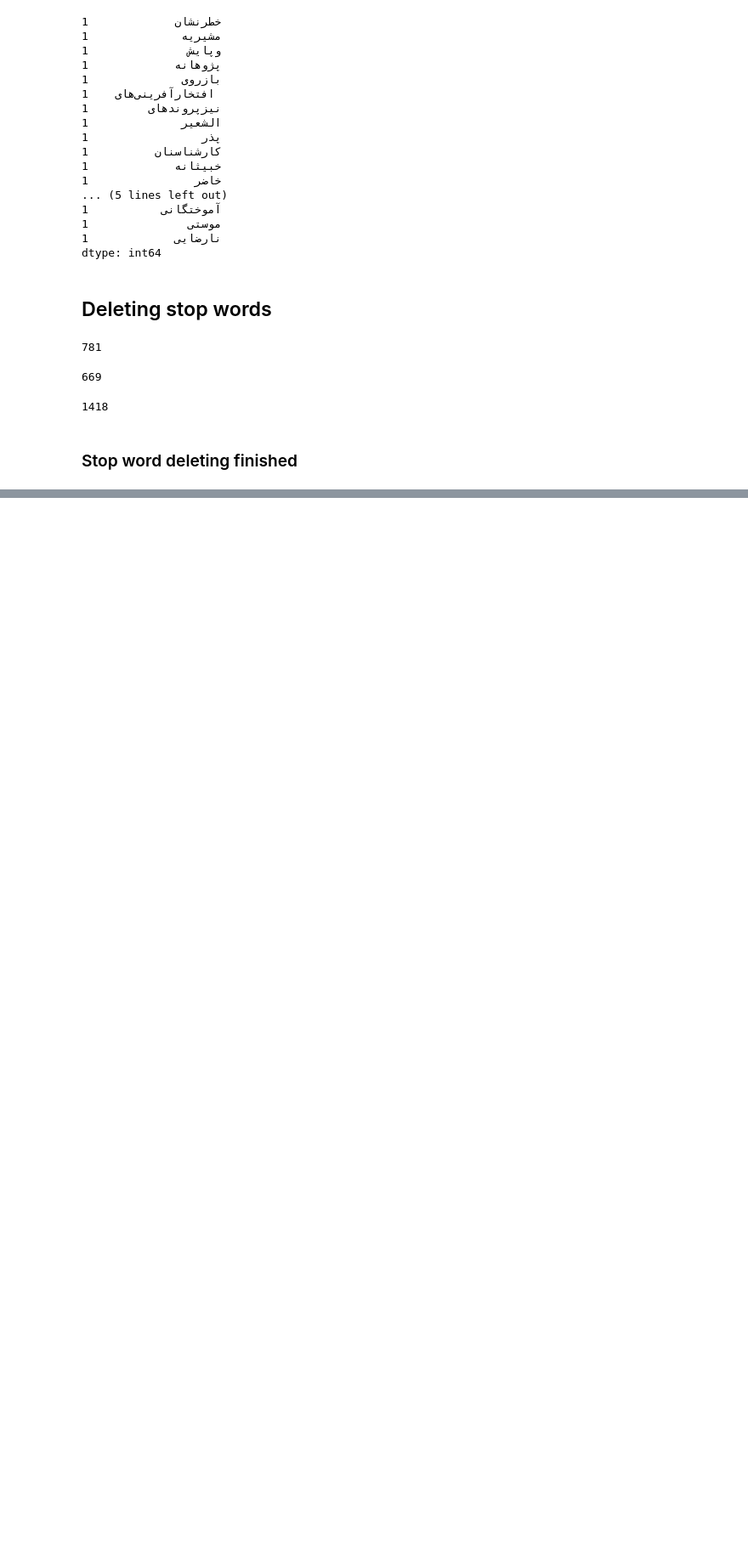
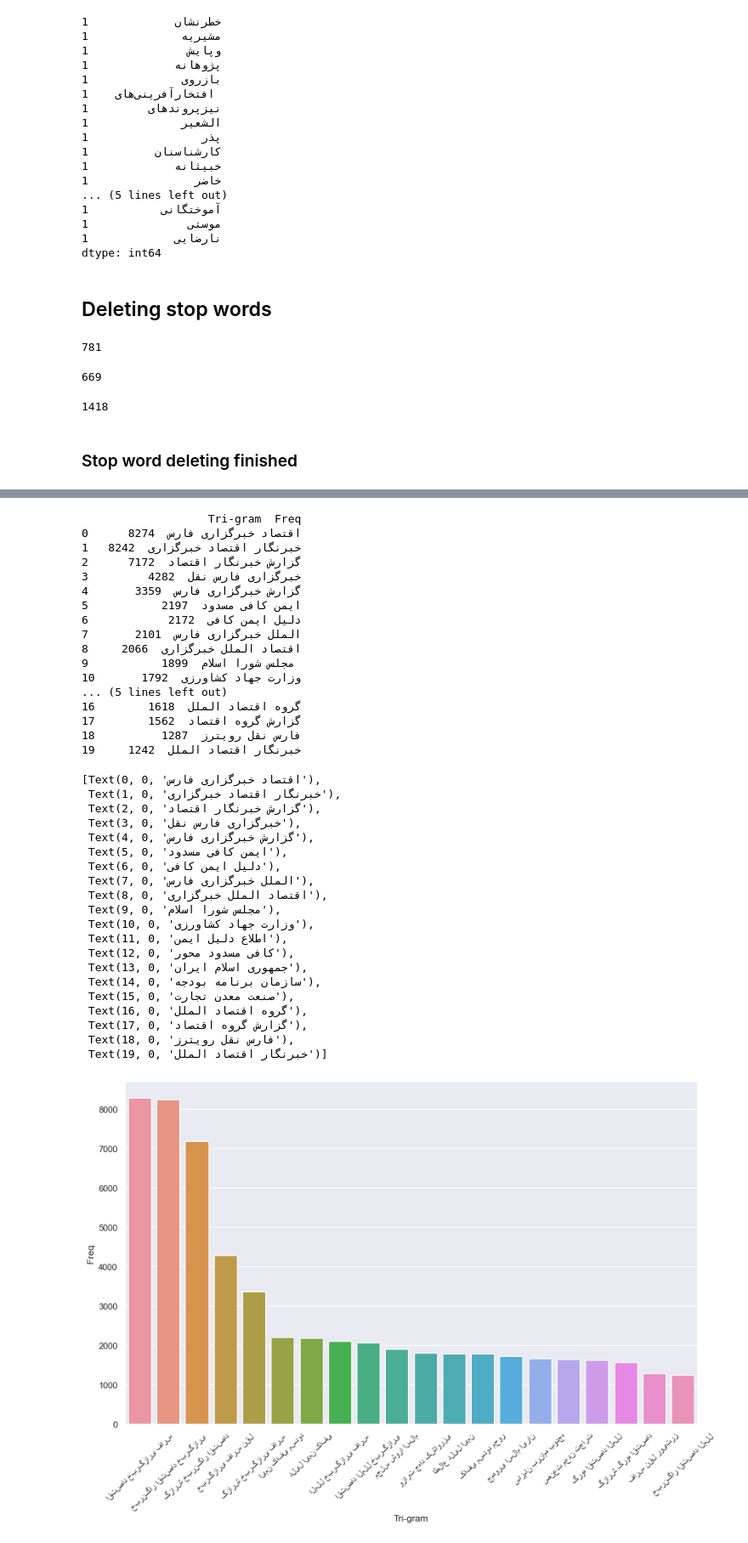
Before and after one commit to aminkhod/Extracting_Typed_Entities_Relations_with_Knowledge_Bases, a Jupyter notebook: keyword-extraction-from-economic-news/FarsNews.ipynb, the cells around one changed output, grey strips where cells are left out. Shown at 85% size. Drawn from its saved outputs; the diff is of its cells as text; code cells hidden in the pictures; blank space fills up the shorter version.

```diff
--- a/keyword-extraction-from-economic-news/FarsNews.ipynb
+++ b/keyword-extraction-from-economic-news/FarsNews.ipynb
@@ -656,0 +747,60 @@ h.set_xticklabels(h.get_xticklabels(), rotation=45, name = 'XB Niloofar')
+# %%
+#Most frequently occuring Tri-grams
+def get_top_n3_words(corpus, n=None):
+    vec1 = CountVectorizer(ngram_range=(3,3),
+           max_features=2000).fit(corpus)
+    bag_of_words = vec1.transform(corpus)
+    sum_words = bag_of_words.sum(axis=0)
+    words_freq = [(word, sum_words[0, idx]) for word, idx in
+                  vec1.vocabulary_.items()]
+    words_freq =sorted(words_freq, key = lambda x: x[1],
+                reverse=True)
+    return words_freq[:n]
+top3_words = get_top_n3_words(corpus, n=20)
+top3_df = pd.DataFrame(top3_words)
+top3_df.columns=["Tri-gram", "Freq"]
+print(top3_df)
+#Barplot of most freq Tri-grams
+import seaborn as sns
+sns.set(rc={'figure.figsize':(13,8)})
+j=sns.barplot(x="Tri-gram", y="Freq", data=top3_df)
+j.set_xticklabels(j.get_xticklabels(), rotation=45)
+# %% [output]
+                   Tri-gram  Freq
+0      اقتصاد خبرگزاری فارس  8274
+1   خبرنگار اقتصاد خبرگزاری  8242
+2      گزارش خبرنگار اقتصاد  7172
+3         خبرگزاری فارس نقل  4282
+4       گزارش خبرگزاری فارس  3359
+5           ایمن کافی مسدود  2197
+6            دلیل ایمن کافی  2172
+7       الملل خبرگزاری فارس  2101
+8     اقتصاد الملل خبرگزاری  2066
+9           مجلس شورا اسلام  1899
+10       وزارت جهاد کشاورزی  1792
+... (5 lines left out)
+16        گروه اقتصاد الملل  1618
+17        گزارش گروه اقتصاد  1562
+18          فارس نقل رویترز  1287
+19     خبرنگار اقتصاد الملل  1242
+[Text(0, 0, 'اقتصاد خبرگزاری فارس'),
+ Text(1, 0, 'خبرنگار اقتصاد خبرگزاری'),
+ Text(2, 0, 'گزارش خبرنگار اقتصاد'),
+ Text(3, 0, 'خبرگزاری فارس نقل'),
+ Text(4, 0, 'گزارش خبرگزاری فارس'),
+ Text(5, 0, 'ایمن کافی مسدود'),
+ Text(6, 0, 'دلیل ایمن کافی'),
+ Text(7, 0, 'الملل خبرگزاری فارس'),
+ Text(8, 0, 'اقتصاد الملل خبرگزاری'),
+ Text(9, 0, 'مجلس شورا اسلام'),
+ Text(10, 0, 'وزارت جهاد کشاورزی'),
+ Text(11, 0, 'اطلاع دلیل ایمن'),
+ Text(12, 0, 'کافی مسدود محور'),
+ Text(13, 0, 'جمهوری اسلام ایران'),
+ Text(14, 0, 'سازمان برنامه بودجه'),
+ Text(15, 0, 'صنعت معدن تجارت'),
+ Text(16, 0, 'گروه اقتصاد الملل'),
+ Text(17, 0, 'گزارش گروه اقتصاد'),
+ Text(18, 0, 'فارس نقل رویترز'),
+ Text(19, 0, 'خبرنگار اقتصاد الملل')]
+[figure, added]
```
Also changed, not shown: parts of 58 cells of this notebook, 1 other file.
